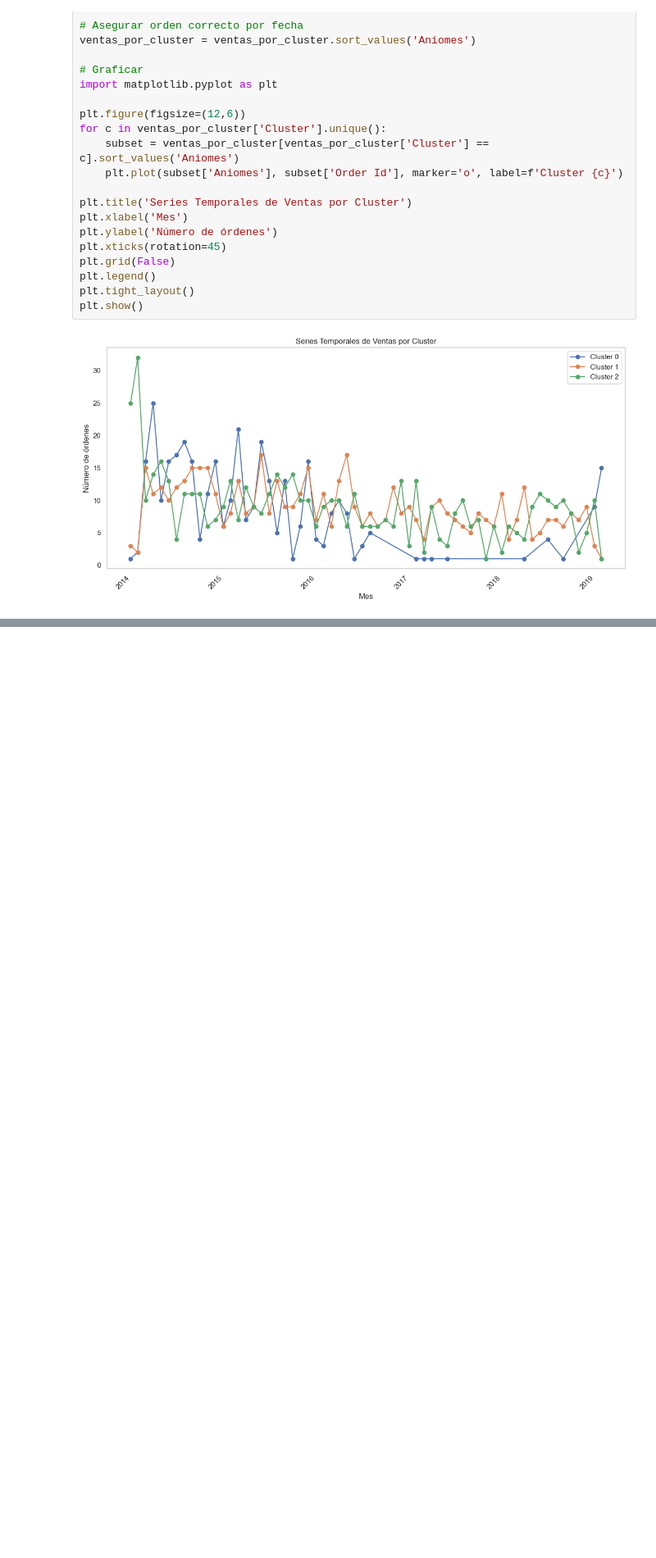
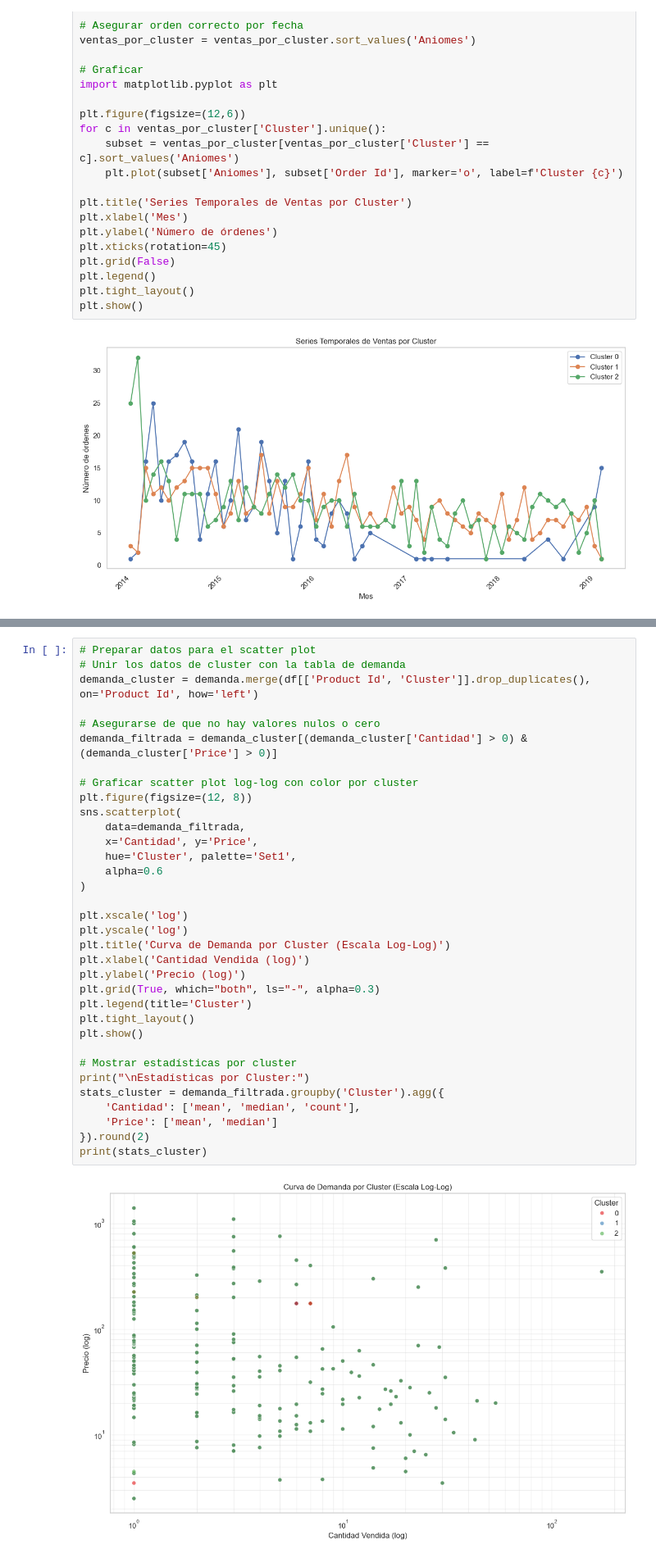
Before and after one commit to armand-analytics/Forecasting, a Jupyter notebook: notebooks/01_EDA.ipynb, the cells around one changed output, grey strips where cells are left out. Shown at 82% size. Cells and saved outputs as stored; diff of their text form; blank space fills up the shorter version.

```diff
--- a/notebooks/01_EDA.ipynb
+++ b/notebooks/01_EDA.ipynb
@@ -493,0 +532,36 @@ plt.show()
+# %%
+# Preparar datos para el scatter plot
+# Unir los datos de cluster con la tabla de demanda
+demanda_cluster = demanda.merge(df[['Product Id', 'Cluster']].drop_duplicates(), on='Product Id', how='left')
+
+# Asegurarse de que no hay valores nulos o cero
+demanda_filtrada = demanda_cluster[(demanda_cluster['Cantidad'] > 0) & (demanda_cluster['Price'] > 0)]
+
+# Graficar scatter plot log-log con color por cluster
+plt.figure(figsize=(12, 8))
+sns.scatterplot(
+    data=demanda_filtrada,
+    x='Cantidad', y='Price',
+    hue='Cluster', palette='Set1',
+    alpha=0.6
+)
+
+plt.xscale('log')
+plt.yscale('log')
+plt.title('Curva de Demanda por Cluster (Escala Log-Log)')
+plt.xlabel('Cantidad Vendida (log)')
+plt.ylabel('Precio (log)')
+plt.grid(True, which="both", ls="-", alpha=0.3)
+plt.legend(title='Cluster')
+plt.tight_layout()
+plt.show()
+
+# Mostrar estadísticas por cluster
+print("\nEstadísticas por Cluster:")
+stats_cluster = demanda_filtrada.groupby('Cluster').agg({
+    'Cantidad': ['mean', 'median', 'count'],
+    'Price': ['mean', 'median']
+}).round(2)
+print(stats_cluster)
+# %% [output]
+[figure, added]
```
Also changed, not shown: parts of 5 cells of this notebook, 1 other file.
